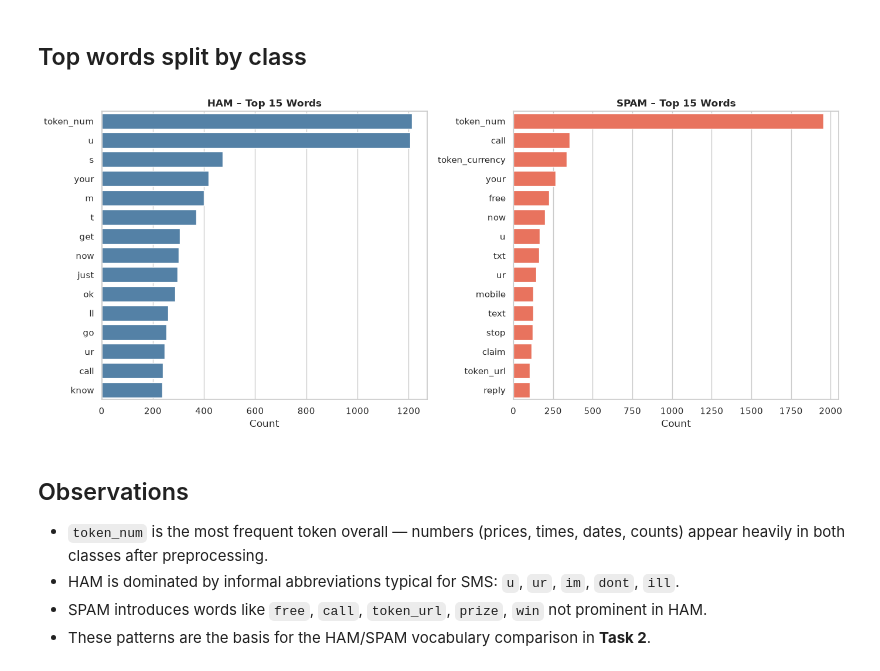
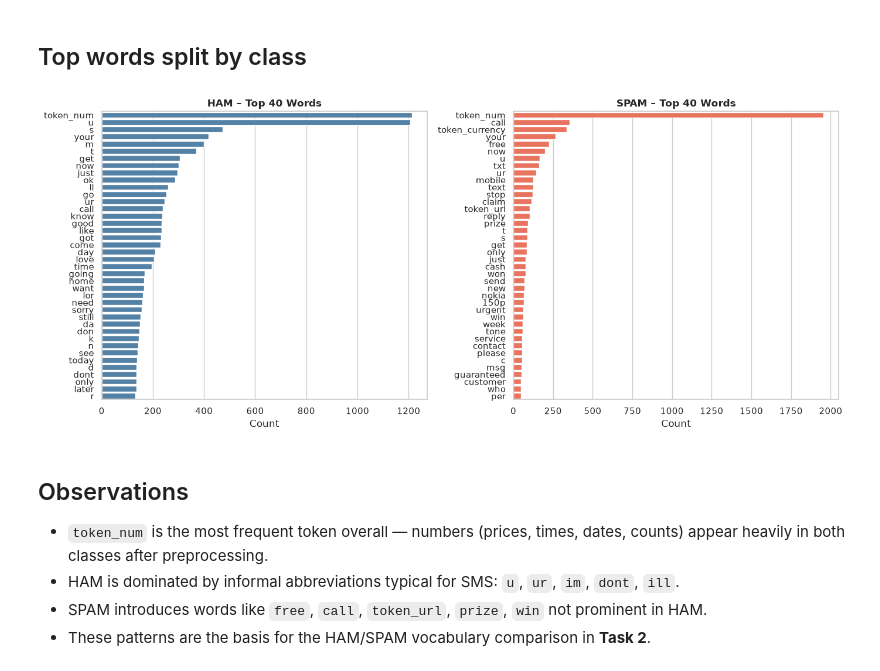
Before and after one commit to oliver-zehentleitner/a1-ai-expert-case-study, a Jupyter notebook: notebooks/01_word_frequency.ipynb, the cells around one changed output. Drawn from its saved outputs; the diff is of its cells as text; code cells hidden in the pictures.

```diff
--- a/notebooks/01_word_frequency.ipynb
+++ b/notebooks/01_word_frequency.ipynb
@@ -56,23 +56,23 @@ save_figure(fig, OUTPUTS / "01_word_frequencies_all.png")
 # %%
 import matplotlib.pyplot as plt
 import seaborn as sns
 
-df_ham  = word_frequencies([m.text for m in dataset.ham],  top_n=15)
-df_spam = word_frequencies([m.text for m in dataset.spam], top_n=15)
+df_ham  = word_frequencies([m.text for m in dataset.ham],  top_n=40)
+df_spam = word_frequencies([m.text for m in dataset.spam], top_n=40)
 
 fig, axes = plt.subplots(1, 2, figsize=(14, 6))
 sns.barplot(data=df_ham,  x="count", y="word", ax=axes[0], color="steelblue")
 sns.barplot(data=df_spam, x="count", y="word", ax=axes[1], color="tomato")
-axes[0].set_title("HAM – Top 15 Words",  fontweight="bold")
-axes[1].set_title("SPAM – Top 15 Words", fontweight="bold")
+axes[0].set_title("HAM – Top 40 Words",  fontweight="bold")
+axes[1].set_title("SPAM – Top 40 Words", fontweight="bold")
 for ax in axes:
     ax.set_xlabel("Count")
     ax.set_ylabel("")
 plt.tight_layout()
 display(fig)
 save_figure(fig, OUTPUTS / "01_word_frequencies_by_class.png")
 # %% [output]
-[figure, old version]
+[figure, new version]
 # %% [markdown]
 ## Observations
 
```
Also changed, not shown: parts of 2 cells of this notebook, 4 other files.
